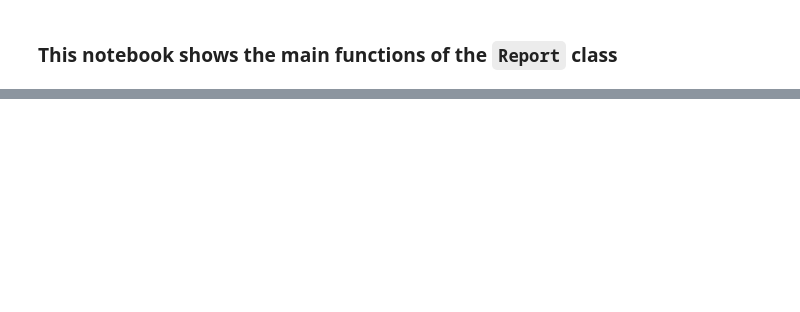
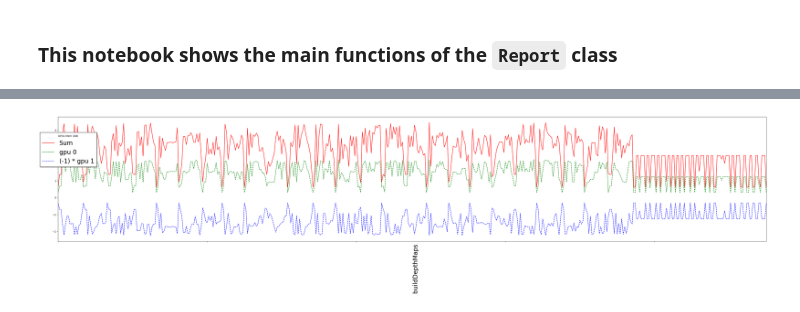
Before and after one commit to ICSC-Spoke3/HaMMon-UAV-digital-twin, a Jupyter notebook: reports/report.ipynb, the cells around one changed output, grey strips where cells are left out. Drawn from its saved outputs; the diff is of its cells as text; code cells hidden in the pictures; blank space fills up the shorter version.

Commit message:
added plot options

```diff
--- a/reports/report.ipynb
+++ b/reports/report.ipynb
@@ -3,7 +3,7 @@
 # %%
 from report import Report
 # %%
-data_path='./zurich_base_2GPU'
+data_path='./sample_data'
 rep = Report(data_path=data_path, CPU_THRESHOLD=0, RAM_BASE=0)
 # %%
 # (uncomment what you want to see)
@@ -47,8 +63,15 @@ rep.csv['Modulo'].unique()
 # %%
 """
     plot GPUS memory usage data
     if save=True (default), will create plot_gpu.png
 """
 
-#rep.GPU_PLOT((50,10), save=True, modulo=['Inizio', 'buildDepthMaps', 'matchPhotos'], fileName='boh')
+rep.TWO_GPU_PLOT((40,10), save=True, modulo=['buildDepthMaps'],
+                  fileName='buildDepthMaps', fontsize=24)
+# rep.TWO_GPU_PLOT((50,10), save=True, modulo=['matchPhotos'],
+#              fileName='matchPhotos', fontsize=24)
+# rep.TWO_GPU_PLOT((50,10), save=True,
+#                   fileName='boh', fontsize=24)
 #rep.GPU_PLOT((300,10), save=True)
+# %% [output]
+[figure, added]
```
Also changed, not shown: parts of 3 cells of this notebook, 1 other file.
